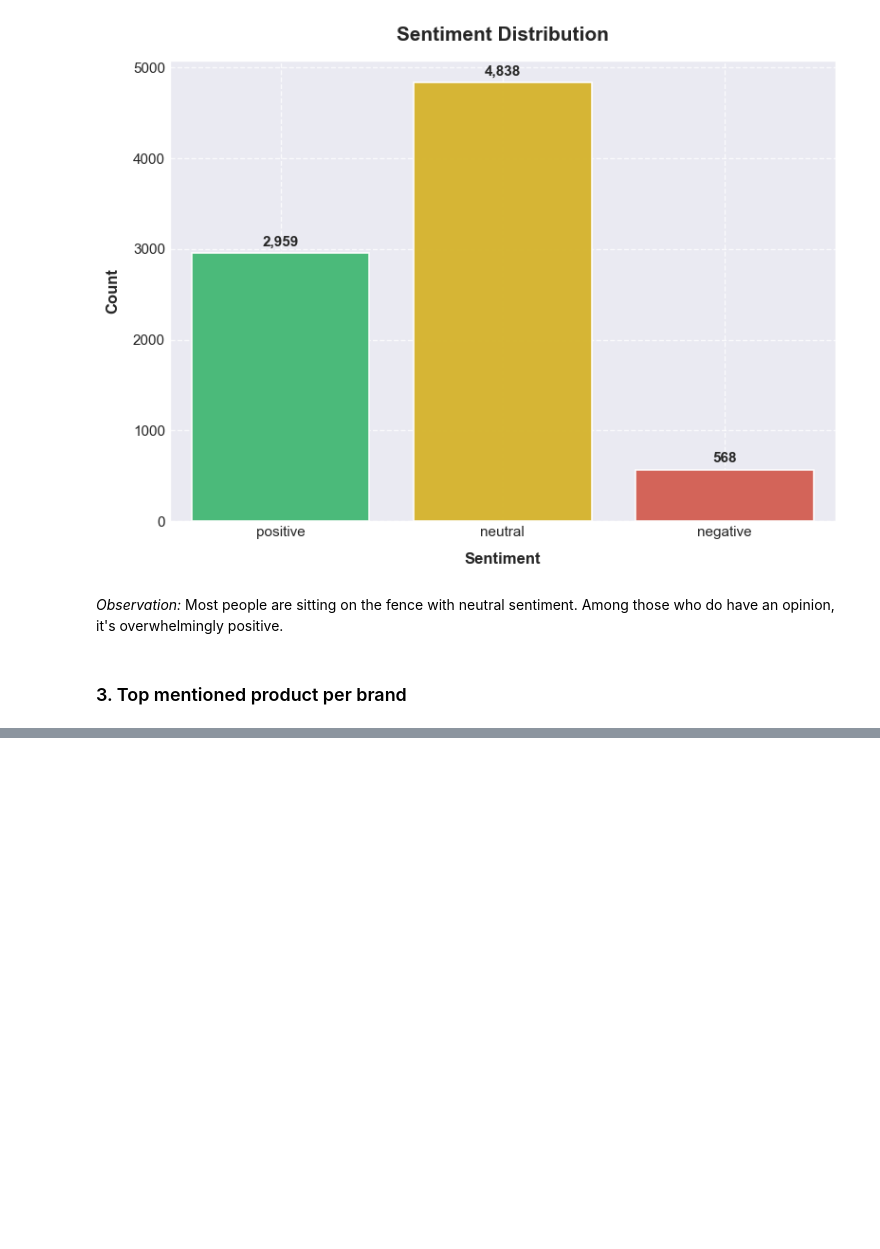
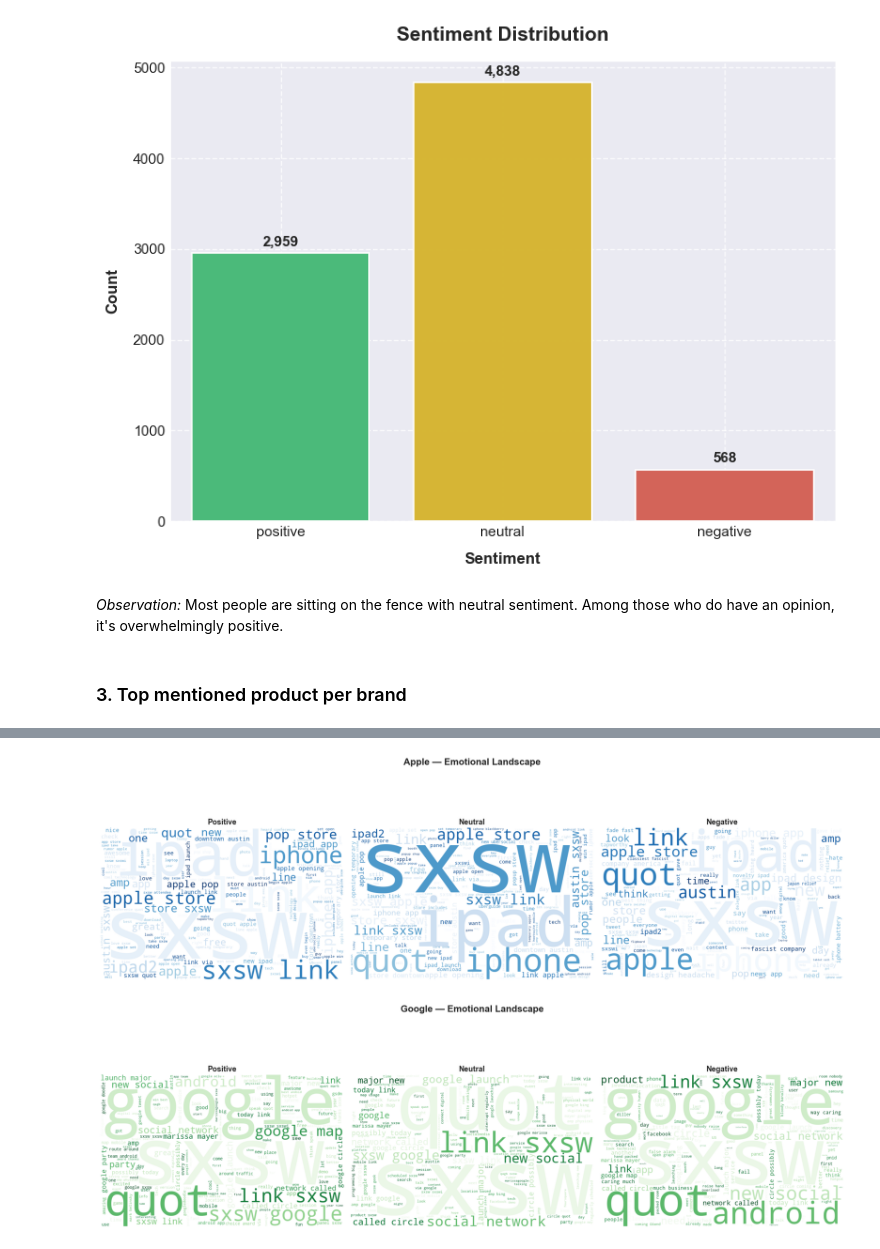
Before and after one commit to Vain-Guy/TechTones, a Jupyter notebook: techtones.ipynb, the cells around one changed output, grey strips where cells are left out. Drawn from its saved outputs; the diff is of its cells as text; code cells hidden in the pictures; blank space fills up the shorter version.

```diff
--- a/techtones.ipynb
+++ b/techtones.ipynb
@@ -795,0 +925,42 @@ android       398
+# %%
+# Function to generate word clouds
+def plot_wordclouds(df, brand, sentiments, ncols=3):
+    fig, axes = plt.subplots(1, ncols, figsize=(18, 6), facecolor="white")
+    fig.suptitle(f"{brand} — Emotional Landscape", fontsize=16, fontweight="semibold", y=1.05)
+
+    for i, sent in enumerate(sentiments):
+        subset = df[(df["product"] == brand) & (df["sentiment"] == sent)]
+        text = " ".join(subset["clean_tweet"].astype(str).tolist())
+
+        if not text.strip():
+            axes[i].text(0.5, 0.5, "No data", ha="center", va="center", fontsize=12)
+            axes[i].axis("off")
+            continue
+
+        wc = WordCloud(
+            width=800,
+            height=500,
+            background_color="white",
+            colormap=("Greens" if brand == "Google" else "Blues"),
+            max_words=150,
+            contour_color="#1e293b",
+            contour_width=1.2,
+            random_state=42,
+        ).generate(text)
+
+        axes[i].imshow(wc, interpolation="bilinear")
+        axes[i].set_title(sent.capitalize(), fontsize=13, fontweight="semibold")
+        axes[i].axis("off")
+
+    plt.tight_layout()
+    plt.show()
+
+# Sentiments
+sentiments = ["positive", "neutral", "negative"]
+
+# Generate word clouds for both brands
+plot_wordclouds(df, "Apple", sentiments)
+plot_wordclouds(df, "Google", sentiments)
+# %% [output]
+[figure, added]
+[figure, added]
```
Also changed, not shown: parts of 9 cells of this notebook.
